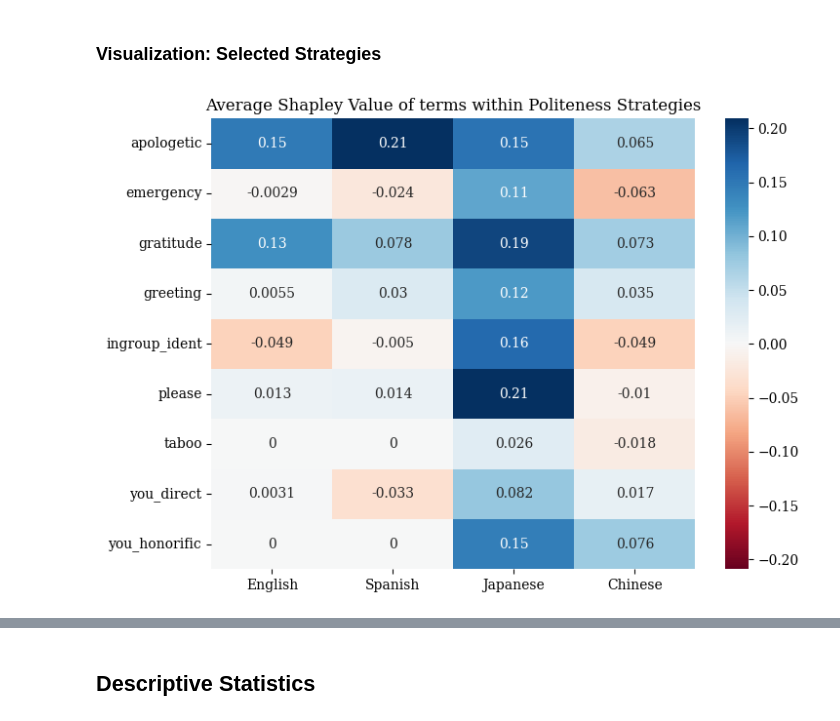
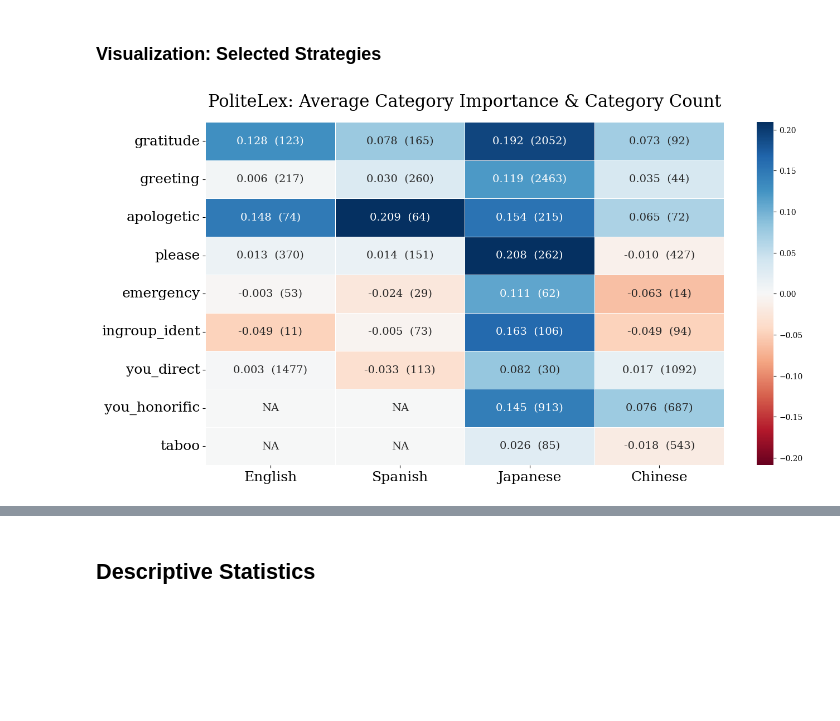
Before and after one commit to shreyahavaldar/multilingual_politeness, a Jupyter notebook: analysis/apply_lexica.ipynb, the cells around one changed output, grey strips where cells are left out. Saved outputs shown, nothing was run; the diff lists cells and outputs as text; code cells hidden in the pictures; blank space fills up the shorter version.

Commit message:
fixed figures!

```diff
--- a/analysis/apply_lexica.ipynb
+++ b/analysis/apply_lexica.ipynb
@@ -23,13 +23,15 @@ if(SHAP_FLAG == "XLM"):
     tokenizer_es = tokenizer_en
     tokenizer_ja = tokenizer_en
     tokenizer_zh = tokenizer_en
-else:
+elif(SHAP_FLAG == "MONO"):
     prefix = "shapley/monolingual_shap_values/"
     tokenizer_en = AutoTokenizer.from_pretrained('roberta-base')
     tokenizer_es = AutoTokenizer.from_pretrained('bertin-project/bertin-roberta-base-spanish')
     tokenizer_ja = AutoTokenizer.from_pretrained('rinna/japanese-roberta-base', use_fast=False)
     tokenizer_ja.do_lower_case = True
     tokenizer_zh = AutoTokenizer.from_pretrained('hfl/chinese-roberta-wwm-ext')
+else:
+    raise Exception("SHAP_FLAG must be XLM or MONO")
 # %% [markdown]
 ### FUNCTIONS
 # %%
@@ -185,13 +212,19 @@ def process_strategy_results(strategies):
 #### Get Strategies across Utterances
 # %%
 utterances_en, shap_en = get_token_level_shapley_values(prefix+"english.p", tokenizer_en, "English")
-detected_strategies_en = detect_politeness_strategy(utterances_en, lexica_dict["English"], language="English")
+detected_strategies_en = detect_politeness_strategy(utterances_en, lexica_dict["English"])
 strategies_english_raw = get_all_strategies_token_level("English", detected_strategies_en, shap_en, tokenizer_en)
-strategies_english = process_strategy_results(strategies_english_raw)
 
 utterances_es, shap_es = get_token_level_shapley_values(prefix+"spanish.p", tokenizer_es, "Spanish")
-detected_strategies_es = detect_politeness_strategy(utterances_es, lexica_dict["Spanish"], language="Spanish")
+detected_strategies_es = detect_politeness_strategy(utterances_es, lexica_dict["Spanish"])
 strategies_spanish_raw = get_all_strategies_token_level("Spanish", detected_strategies_es, shap_es, tokenizer_es)
-strategies_spanish = process_strategy_results(strategies_spanish_raw)
+
+utterances_ja, shap_ja = get_token_level_shapley_values(prefix+"japanese.p", tokenizer_ja, "Japanese")
+detected_strategies_ja = detect_politeness_strategy(utterances_ja, lexica_dict["Japanese"])
+strategies_japanese_raw = get_all_strategies_token_level("Japanese", detected_strategies_ja, shap_ja, tokenizer_ja)
+
+utterances_zh, shap_zh = get_token_level_shapley_values(prefix+"chinese.p", tokenizer_zh, "Chinese")
+detected_strategies_zh = detect_politeness_strategy(utterances_zh, lexica_dict["Chinese"])
+strategies_chinese_raw = get_all_strategies_token_level("Chinese", detected_strategies_zh, shap_zh, tokenizer_zh)
 # %% [output]
 Number of sentences with no strategies: 113
@@ -284,60 +311,47 @@ Japanese: {'together': 10, 'you_direct': 30, 'first_person_plural': 5}
 # %%
 keys_to_keep = ["please", "gratitude", "apologetic", "greeting", "emergency", "ingroup_ident", "you_direct", "you_honorific", "taboo"]
 
 en_values_trimmed = {k: v for k, v in en_values.items() if k in keys_to_keep}
 es_values_trimmed = {k: v for k, v in es_values.items() if k in keys_to_keep}
 ja_values_trimmed = {k: v for k, v in ja_values.items() if k in keys_to_keep}
 zh_values_trimmed = {k: v for k, v in zh_values.items() if k in keys_to_keep}
 
 en_counts_trimmed = {k: v for k, v in en_counts.items() if k in keys_to_keep}
 es_counts_trimmed = {k: v for k, v in es_counts.items() if k in keys_to_keep}
 ja_counts_trimmed = {k: v for k, v in ja_counts.items() if k in keys_to_keep}
 zh_counts_trimmed = {k: v for k, v in zh_counts.items() if k in keys_to_keep}
 
+
+value_to_label_map = {}
 for key in keys_to_keep:
-    if(key not in en_values_trimmed.keys()):
-        en_values_trimmed[key] = 0
-        en_counts_trimmed[key] = 0
-    if(key not in es_values_trimmed.keys()):
-        es_values_trimmed[key] = 0
-        es_counts_trimmed[key] = 0
-    if(key not in ja_values_trimmed.keys()):
-        ja_values_trimmed[key] = 0
-        ja_counts_trimmed[key] = 0
-    if(key not in zh_values_trimmed.keys()):
-        zh_values_trimmed[key] = 0
-        zh_counts_trimmed[key] = 0
-
-#sort
-en_values_trimmed = {k: v for k, v in sorted(en_values_trimmed.items(), key=lambda item: item[0])}
-es_values_trimmed = {k: v for k, v in sorted(es_values_trimmed.items(), key=lambda item: item[0])}
-ja_values_trimmed = {k: v for k, v in sorted(ja_values_trimmed.items(), key=lambda item: item[0])}
-zh_values_trimmed = {k: v for k, v in sorted(zh_values_trimmed.items(), key=lambda item: item[0])}
-
-en_counts_trimmed = {k: v for k, v in sorted(en_counts_trimmed.items(), key=lambda item: item[0])}
-es_counts_trimmed = {k: v for k, v in sorted(es_counts_trimmed.items(), key=lambda item: item[0])}
-ja_counts_trimmed = {k: v for k, v in sorted(ja_counts_trimmed.items(), key=lambda item: item[0])}
-zh_counts_trimmed = {k: v for k, v in sorted(zh_counts_trimmed.items(), key=lambda item: item[0])}
-
+    to_iterate = [en_values_trimmed, es_values_trimmed, ja_values_trimmed, zh_values_trimmed]
+    counts_to_iterate = [en_counts_trimmed, es_counts_trimmed, ja_counts_trimmed, zh_counts_trimmed]
+    for idx, _ in enumerate(to_iterate):
+        val = to_iterate[idx][key]
+        count = counts_to_iterate[idx][key]
+        #format val to string with 3 sig figs
+        val_string = "{:.3f}".format(val)
+        count_string = "{:.0f}".format(count)
+        label = val_string + "  (" + count_string + ")"
+        value_to_label_map[val] = label
 
 df = pd.DataFrame([en_values_trimmed, es_values_trimmed, ja_values_trimmed, zh_values_trimmed],
                    index=["English", "Spanish", "Japanese", "Chinese"])
 
+labels = (df.T).applymap(lambda v: 'NA' if v == 0 else value_to_label_map[v])
 plt.rcParams['font.family'] = 'serif'
-plt.figure(figsize=(8, 6))
-plt.title("Average Shapley Value of terms within Politeness Strategies")
-sns.heatmap(df.T, annot=True, cmap="RdBu", vmin=-np.max(df.max()) , vmax=np.max(df.max()))
+plt.figure(figsize=(15, 8))
+plt.title("PoliteLex: Average Category Importance & Category Count", fontsize=22, pad=20)
+sns.heatmap(df.T, annot=labels,
+            cmap="RdBu",
+            vmin=-np.max(df.max()) ,
+            vmax=np.max(df.max()),
+            annot_kws={"size": 14, 'verticalalignment': 'center', 'horizontalalignment': 'left'},
+            cbar_kws={'aspect':20},
+            linewidths=0.5,
+            fmt = '')
+plt.xticks(fontsize=18)
+plt.yticks(fontsize=18)
 plt.show()
-
-df = pd.DataFrame([en_counts_trimmed, es_counts_trimmed, ja_counts_trimmed, zh_counts_trimmed],
-                     index=["English", "Spanish", "Japanese", "Chinese"])
-
-# log scale
-df = df + 1
-df = np.log(df)
-plt.figure(figsize=(8, 6))
-plt.title("Counts of Politeness Strategies (Log Scale)")
-sns.heatmap(df.T, annot=True, cmap="Blues", vmin=0, vmax=np.max(df.max()))
-plt.show()
 # %% [output]
-[figure, old version]
+[figure, new version]
```
Also changed, not shown: parts of 8 cells of this notebook, 26 other files.
